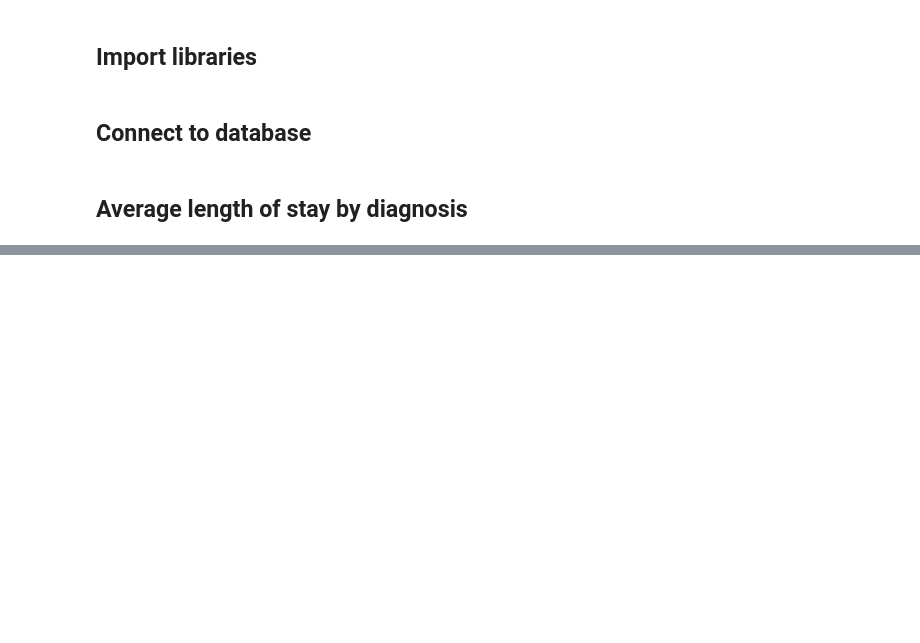
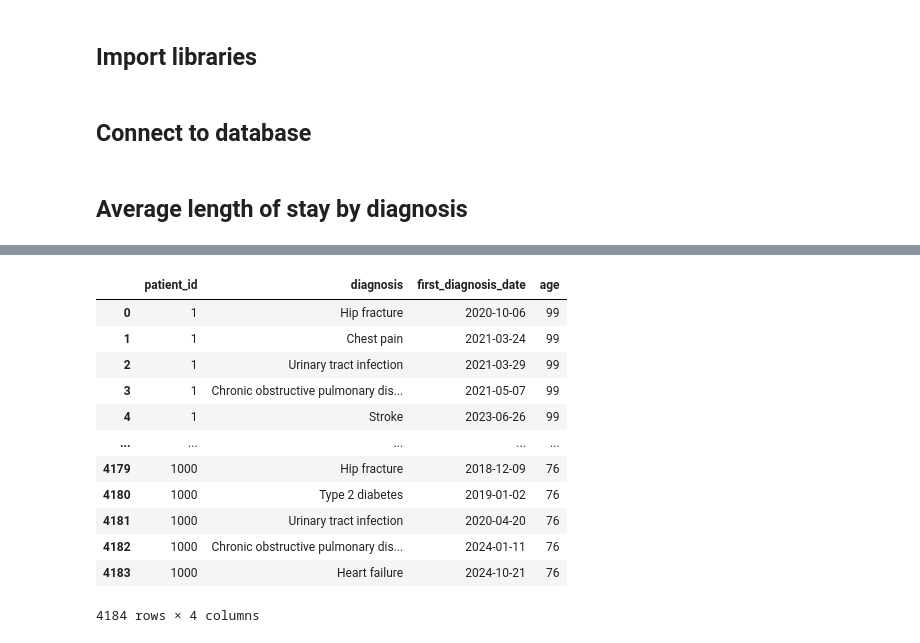
Before and after one commit to robertmaidstone/readmission-study, a Jupyter notebook: notebooks/analysis.ipynb, the cells around one changed output, grey strips where cells are left out. Cells and saved outputs as stored; diff of their text form; code cells hidden in the pictures; blank space fills up the shorter version.

```diff
--- a/notebooks/analysis.ipynb
+++ b/notebooks/analysis.ipynb
@@ -45,0 +59,37 @@ sns.barplot(
+# %%
+first_diagnoses_query = """
+WITH ranked_admissions AS (
+    SELECT
+        a.patient_id,
+        a.diagnosis,
+        a.admission_date AS first_diagnosis_date,
+        p.age,
+        ROW_NUMBER() OVER (
+            PARTITION BY a.patient_id, a.diagnosis
+            ORDER BY a.admission_date, a.admission_id
+        ) AS diagnosis_rank
+    FROM admissions AS a
+    JOIN patients AS p ON a.patient_id = p.patient_id
+)
+SELECT patient_id, diagnosis, first_diagnosis_date, age
+FROM ranked_admissions
+WHERE diagnosis_rank = 1
+ORDER BY patient_id, first_diagnosis_date, diagnosis
+"""
+# %%
+df_first_diagnoses = pd.read_sql(first_diagnoses_query, engine)
+df_first_diagnoses
+# %% [output]
+|  | patient_id | diagnosis | first_diagnosis_date | age |
+| 0 | 1 | Hip fracture | 2020-10-06 | 99 |
+| 1 | 1 | Chest pain | 2021-03-24 | 99 |
+| 2 | 1 | Urinary tract infection | 2021-03-29 | 99 |
+| 3 | 1 | Chronic obstructive pulmonary dis... | 2021-05-07 | 99 |
+| 4 | 1 | Stroke | 2023-06-26 | 99 |
+| ... | ... | ... | ... | ... |
+| 4179 | 1000 | Hip fracture | 2018-12-09 | 76 |
+| 4180 | 1000 | Type 2 diabetes | 2019-01-02 | 76 |
+| 4181 | 1000 | Urinary tract infection | 2020-04-20 | 76 |
+| 4182 | 1000 | Chronic obstructive pulmonary dis... | 2024-01-11 | 76 |
+| 4183 | 1000 | Heart failure | 2024-10-21 | 76 |
+4184 rows × 4 columns
```
Also changed, not shown: parts of 5 cells of this notebook.
